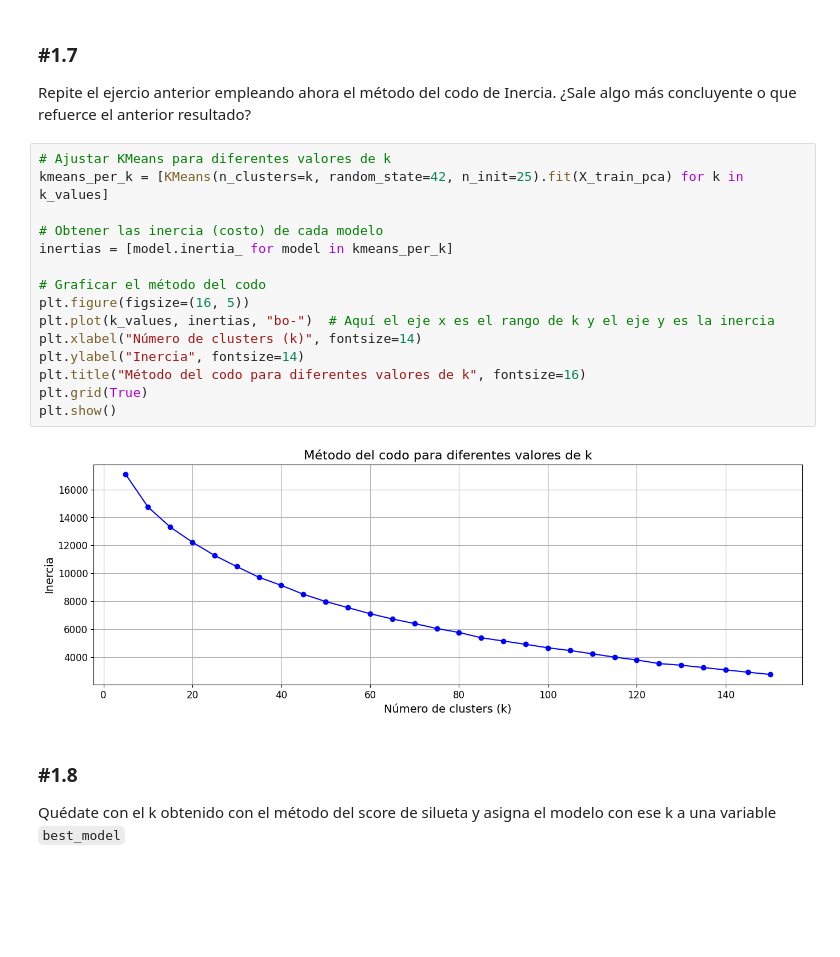
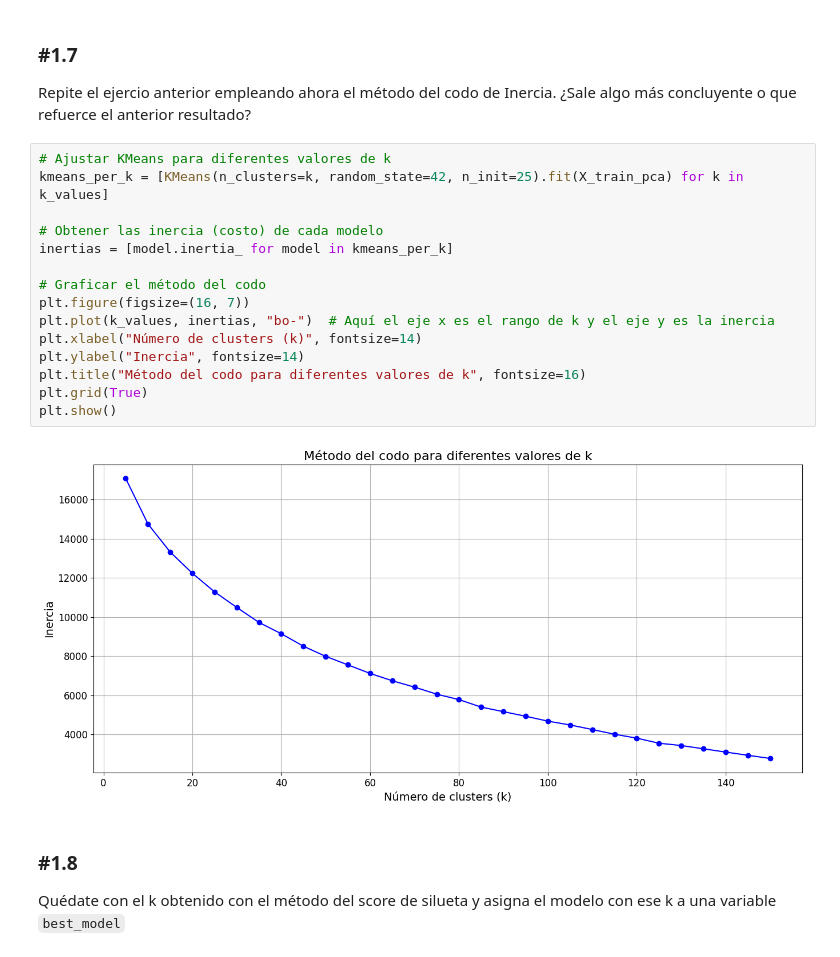
Before and after one commit to rafaneda7/ONLINE_DS_THEBRIDGE_RAFAELNEDA, a Jupyter notebook: Sprint 13 - ML Modelos No Supervisados I - Clustering/Unidad 1/Practica obligatoria S13U1/18_Practica_Obligatoria_Clustering_I.ipynb, the cells around one changed output. Saved outputs shown, nothing was run; the diff lists cells and outputs as text; blank space fills up the shorter version.

```diff
--- a/Sprint 13 - ML Modelos No Supervisados I - Clustering/Unidad 1/Practica obligatoria S13U1/18_Practica_Obligatoria_Clustering_I.ipynb
+++ b/Sprint 13 - ML Modelos No Supervisados I - Clustering/Unidad 1/Practica obligatoria S13U1/18_Practica_Obligatoria_Clustering_I.ipynb
@@ -283,20 +301,20 @@ Repite el ejercio anterior empleando ahora el método del codo de Inercia. ¿Sal
 # %%
 # Ajustar KMeans para diferentes valores de k
 kmeans_per_k = [KMeans(n_clusters=k, random_state=42, n_init=25).fit(X_train_pca) for k in k_values]
 
 # Obtener las inercia (costo) de cada modelo
 inertias = [model.inertia_ for model in kmeans_per_k]
 
 # Graficar el método del codo
-plt.figure(figsize=(16, 5))
+plt.figure(figsize=(16, 7))
 plt.plot(k_values, inertias, "bo-")  # Aquí el eje x es el rango de k y el eje y es la inercia
 plt.xlabel("Número de clusters (k)", fontsize=14)
 plt.ylabel("Inercia", fontsize=14)
 plt.title("Método del codo para diferentes valores de k", fontsize=16)
 plt.grid(True)
 plt.show()
 # %% [output]
-[figure, old version]
+[figure, new version]
 # %% [markdown]
 ### #1.8
 
```
Also changed, not shown: parts of 4 cells of this notebook.
